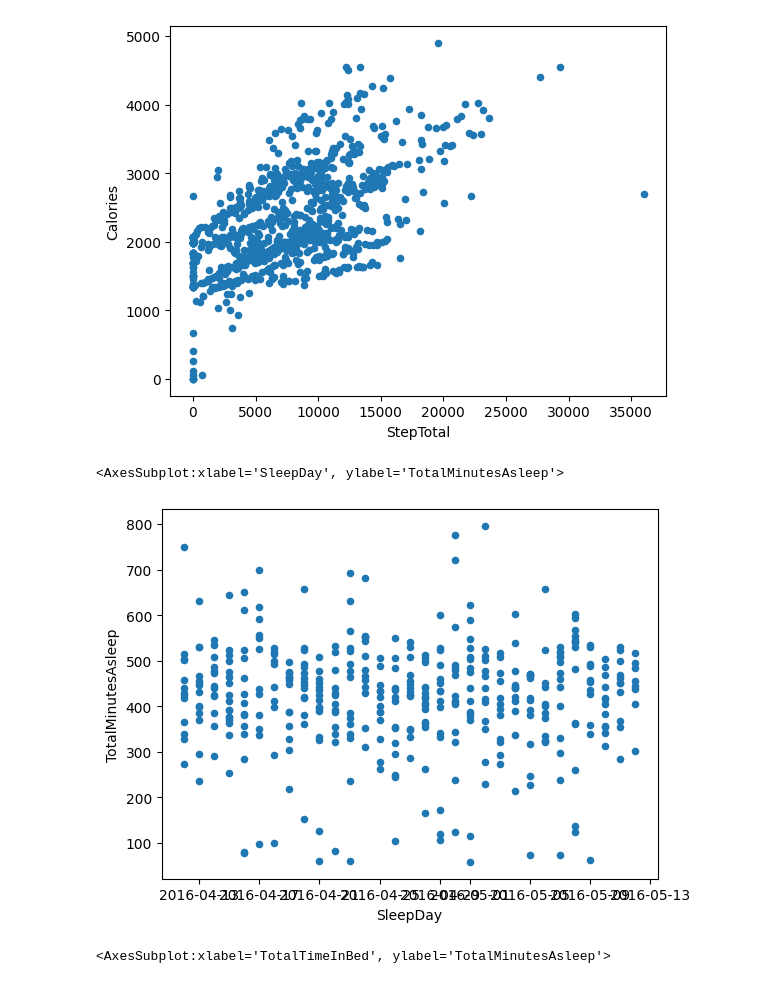
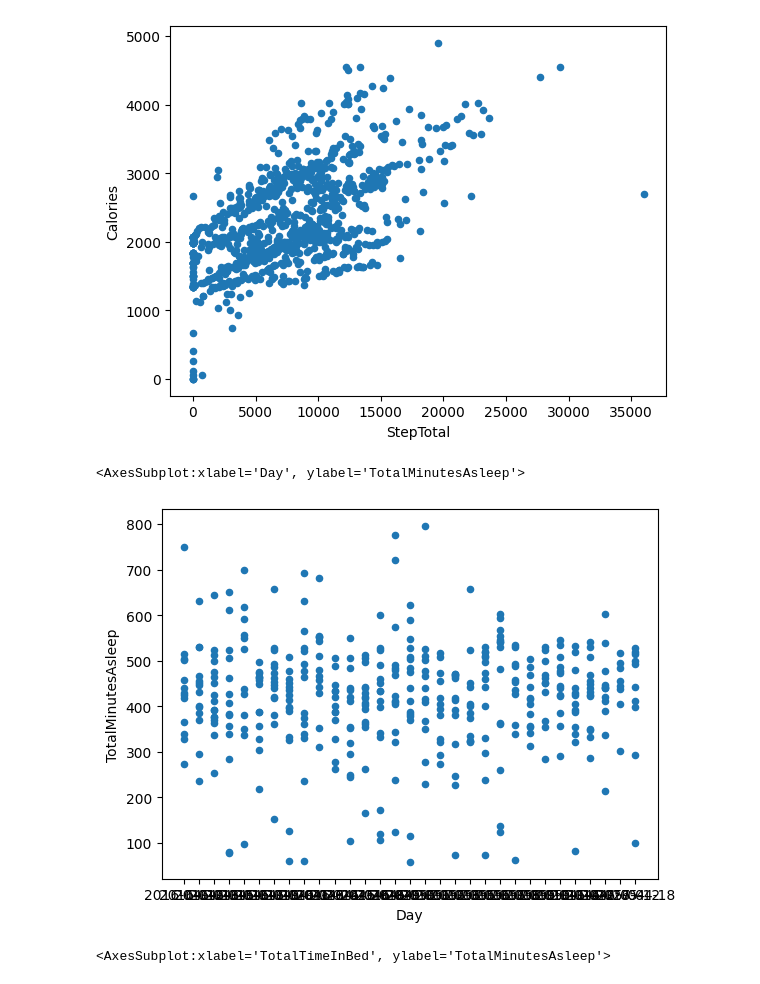
Before and after one commit to fiorani/garmin-data-analysis, a Jupyter notebook: Classificazione.ipynb, the cells around one changed output. Saved outputs shown, nothing was run; the diff lists cells and outputs as text; code cells hidden in the pictures.

```diff
--- a/Classificazione.ipynb
+++ b/Classificazione.ipynb
@@ -95,10 +93,10 @@ dailyActivities.plot.scatter(x='StepTotal', y='Calories')
 <AxesSubplot:xlabel='StepTotal', ylabel='Calories'>
 [figure]
 # %%
-dailySleep.plot.scatter(x='SleepDay', y='TotalMinutesAsleep')
+dailySleep.plot.scatter(x='Day', y='TotalMinutesAsleep')
 # %% [output]
-<AxesSubplot:xlabel='SleepDay', ylabel='TotalMinutesAsleep'>
+<AxesSubplot:xlabel='Day', ylabel='TotalMinutesAsleep'>
-[figure, old version]
+[figure, new version]
 # %%
 dailySleep.plot.scatter(x='TotalTimeInBed', y='TotalMinutesAsleep')
 # %% [output]
```
Also changed, not shown: parts of 5 cells of this notebook.
